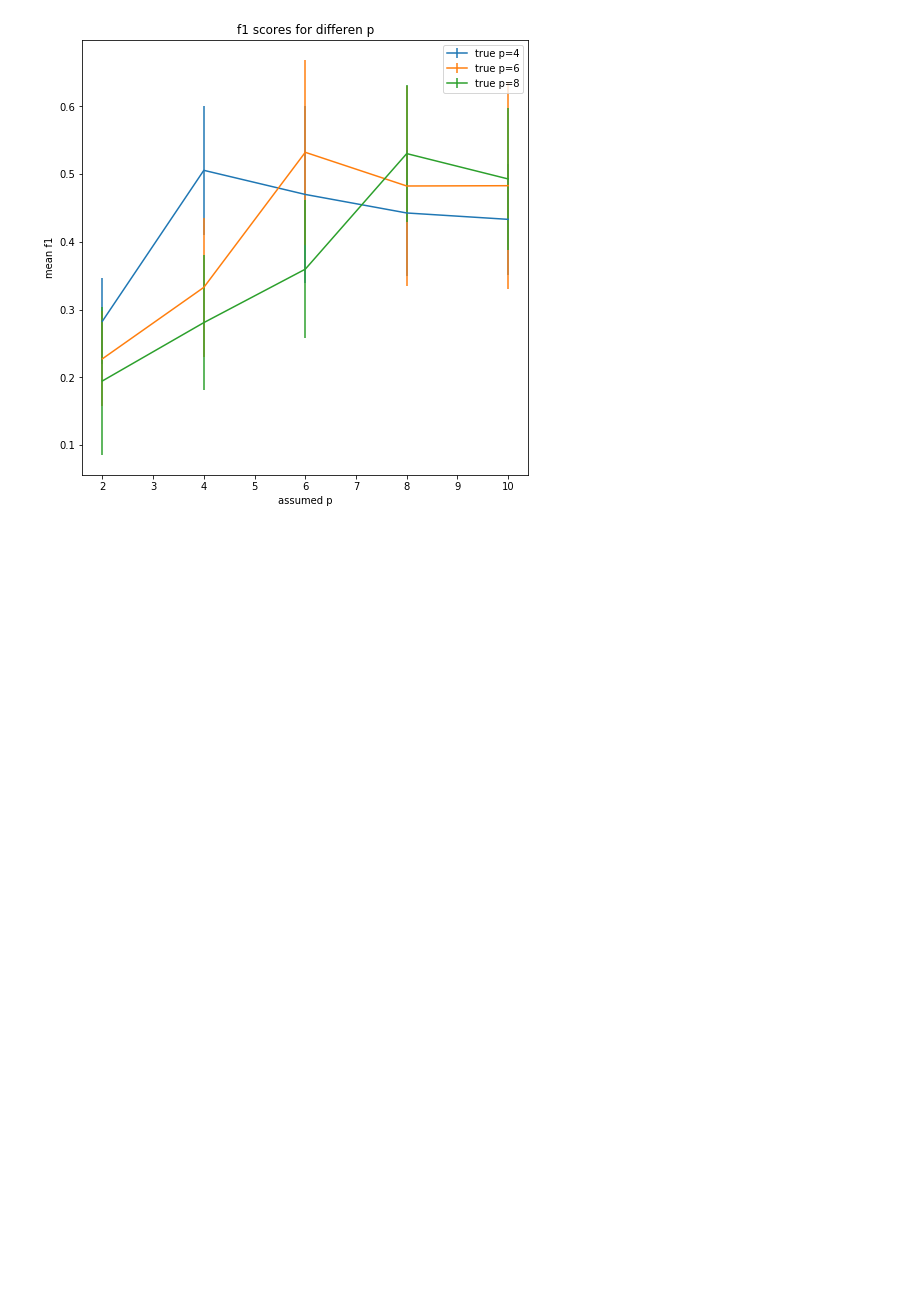
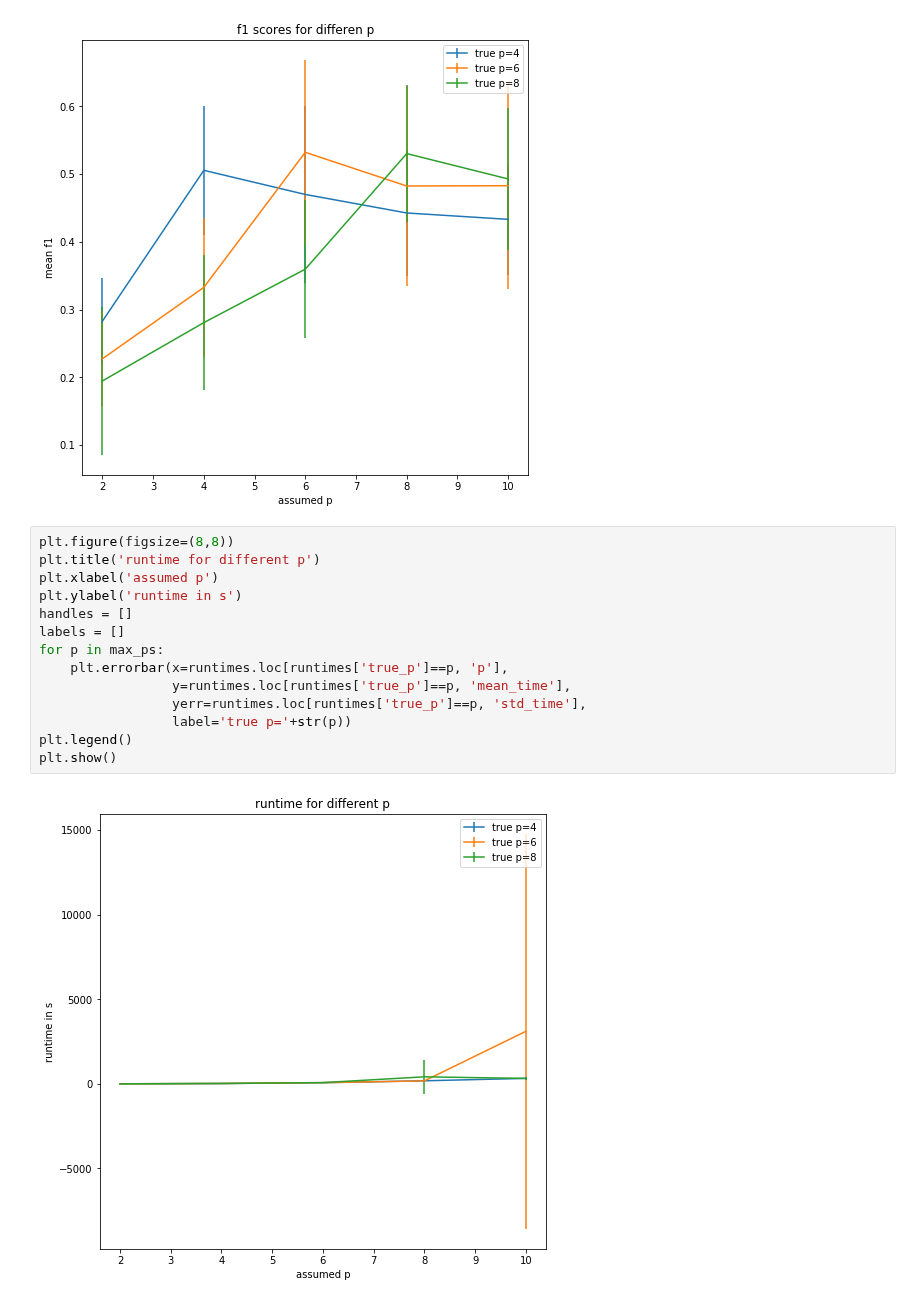
Before and after one commit to danthe96/CIoTS, a Jupyter notebook: fixed_p_chen.ipynb, the cells around one changed output. Drawn from its saved outputs; the diff is of its cells as text; blank space fills up the shorter version.

```diff
--- a/fixed_p_chen.ipynb
+++ b/fixed_p_chen.ipynb
@@ -96,3 +96,19 @@ plt.legend()
 plt.show()
 # %% [output]
 [figure]
+# %%
+plt.figure(figsize=(8,8))
+plt.title('runtime for different p')
+plt.xlabel('assumed p')
+plt.ylabel('runtime in s')
+handles = []
+labels = []
+for p in max_ps:
+    plt.errorbar(x=runtimes.loc[runtimes['true_p']==p, 'p'],
+                 y=runtimes.loc[runtimes['true_p']==p, 'mean_time'],
+                 yerr=runtimes.loc[runtimes['true_p']==p, 'std_time'],
+                 label='true p='+str(p))
+plt.legend()
+plt.show()
+# %% [output]
+[figure, added]
```
Also changed, not shown: 4 other files.
